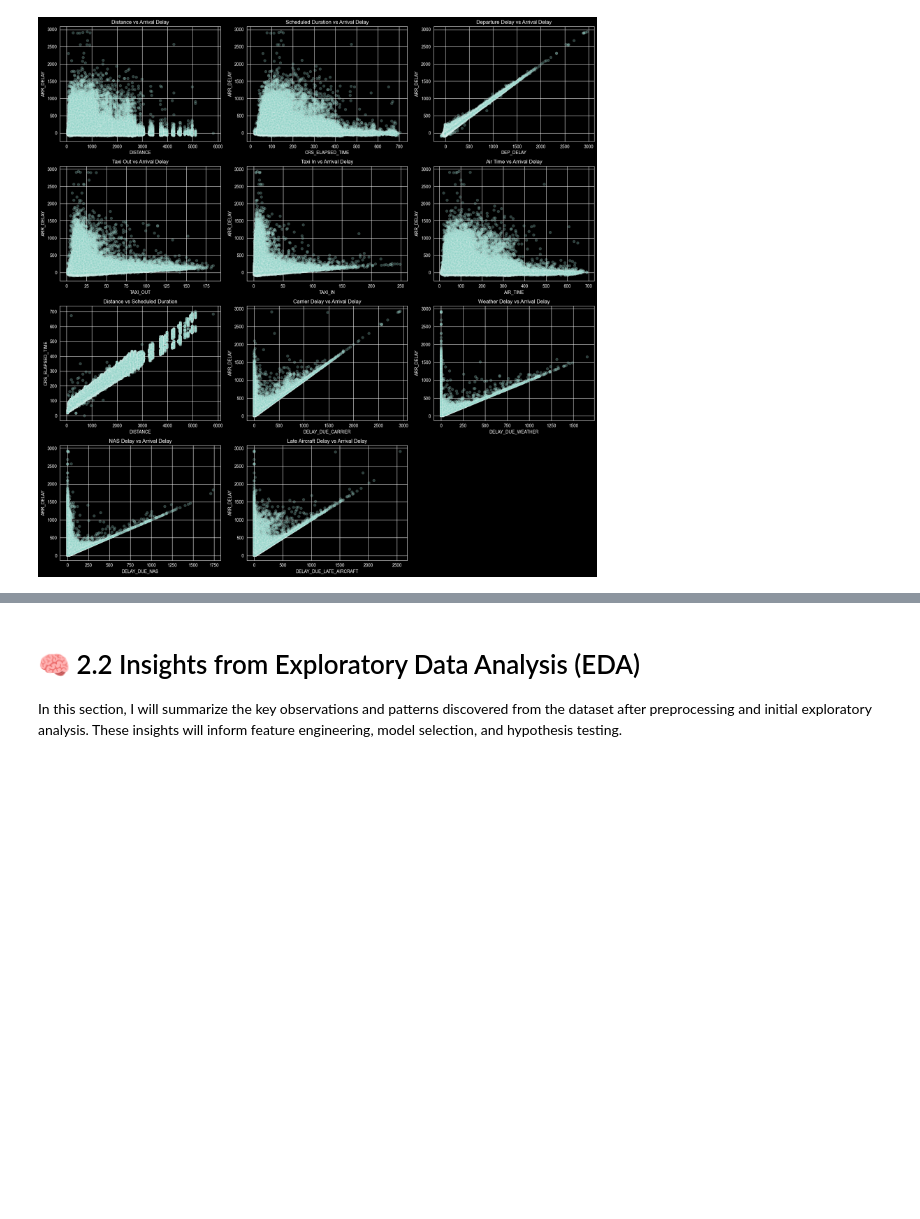
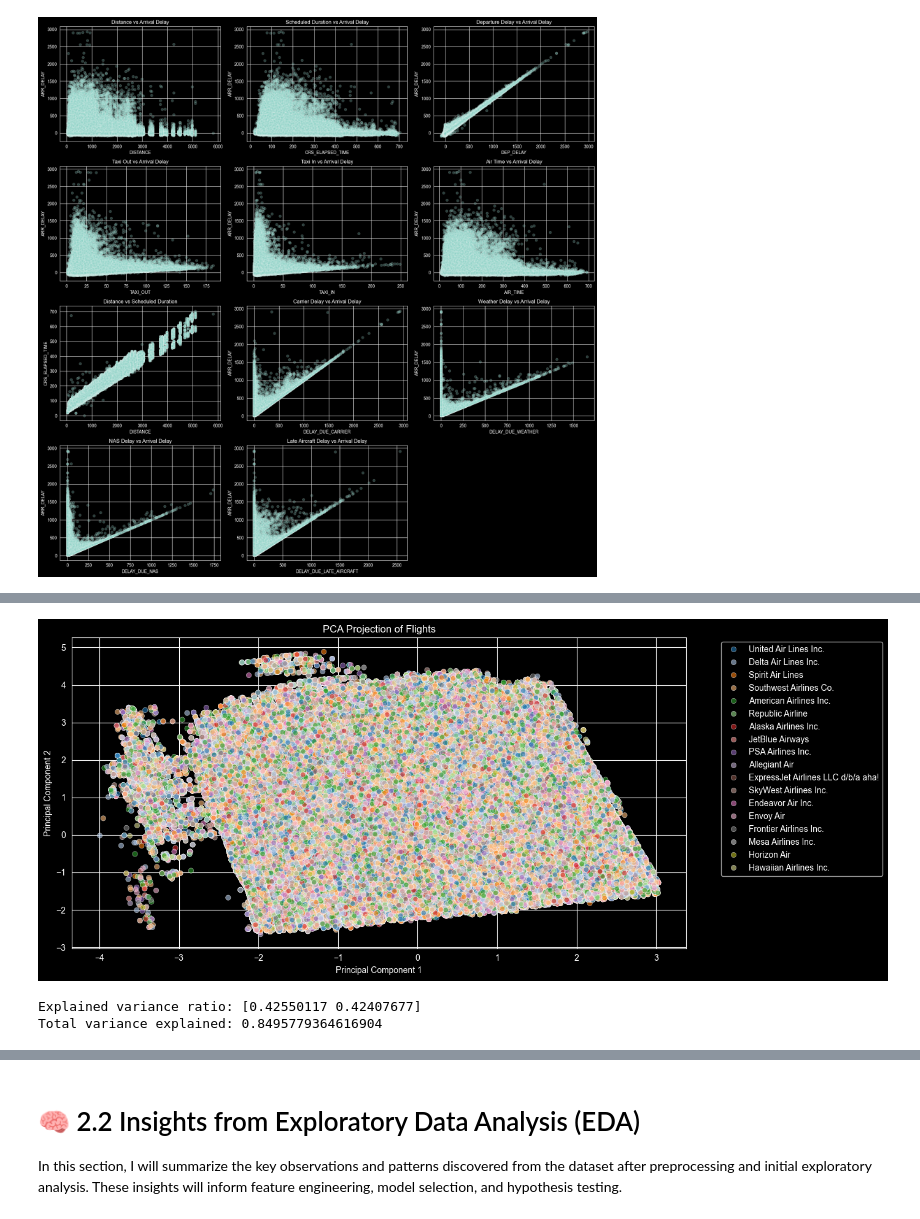
Before and after one commit to mica-1999/Data-Science, a Jupyter notebook: ProjectCodes/ProjetoCDJupyter.ipynb, the cells around one changed output, grey strips where cells are left out. Drawn from its saved outputs; the diff is of its cells as text; code cells hidden in the pictures; blank space fills up the shorter version.

```diff
--- a/ProjectCodes/ProjetoCDJupyter.ipynb
+++ b/ProjectCodes/ProjetoCDJupyter.ipynb
@@ -461,0 +472,39 @@ plt.show()
+# %%
+from sklearn.decomposition import PCA
+
+# Columns to include in PCA
+features_for_dr = df[['CRS_ELAPSED_TIME_std', 'DISTANCE_std', 'CRS_DEP_TIME_std', 'CRS_ARR_TIME_std']]
+
+# Apply PCA (2 components)
+pca = PCA(n_components=2)
+pca_result = pca.fit_transform(features_for_dr)
+
+# Create DataFrame for PCA results
+df_pca = pd.DataFrame(pca_result, columns=['PC1', 'PC2'])
+df_pca['AIRLINE'] = df_eda.loc[features_for_dr.index, 'AIRLINE'].values
+
+# Scatterplot of PCA projection
+plt.figure(figsize=(14,6))
+sns.scatterplot(
+    data=df_pca,
+    x='PC1',
+    y='PC2',
+    hue='AIRLINE',
+    palette='tab20',
+    alpha=0.6
+)
+plt.title("PCA Projection of Flights")
+plt.xlabel("Principal Component 1")
+plt.ylabel("Principal Component 2")
+plt.legend(bbox_to_anchor=(1.05,1), loc='upper left')
+plt.tight_layout()
+plt.show()
+
+# Explained variance
+explained_var = pca.explained_variance_ratio_
+print("Explained variance ratio:", explained_var)
+print("Total variance explained:", explained_var.sum())
+# %% [output]
+[figure, added]
+Explained variance ratio: [0.42550117 0.42407677]
+Total variance explained: 0.8495779364616904
```
Also changed, not shown: parts of 6 cells of this notebook, 4 other files.
